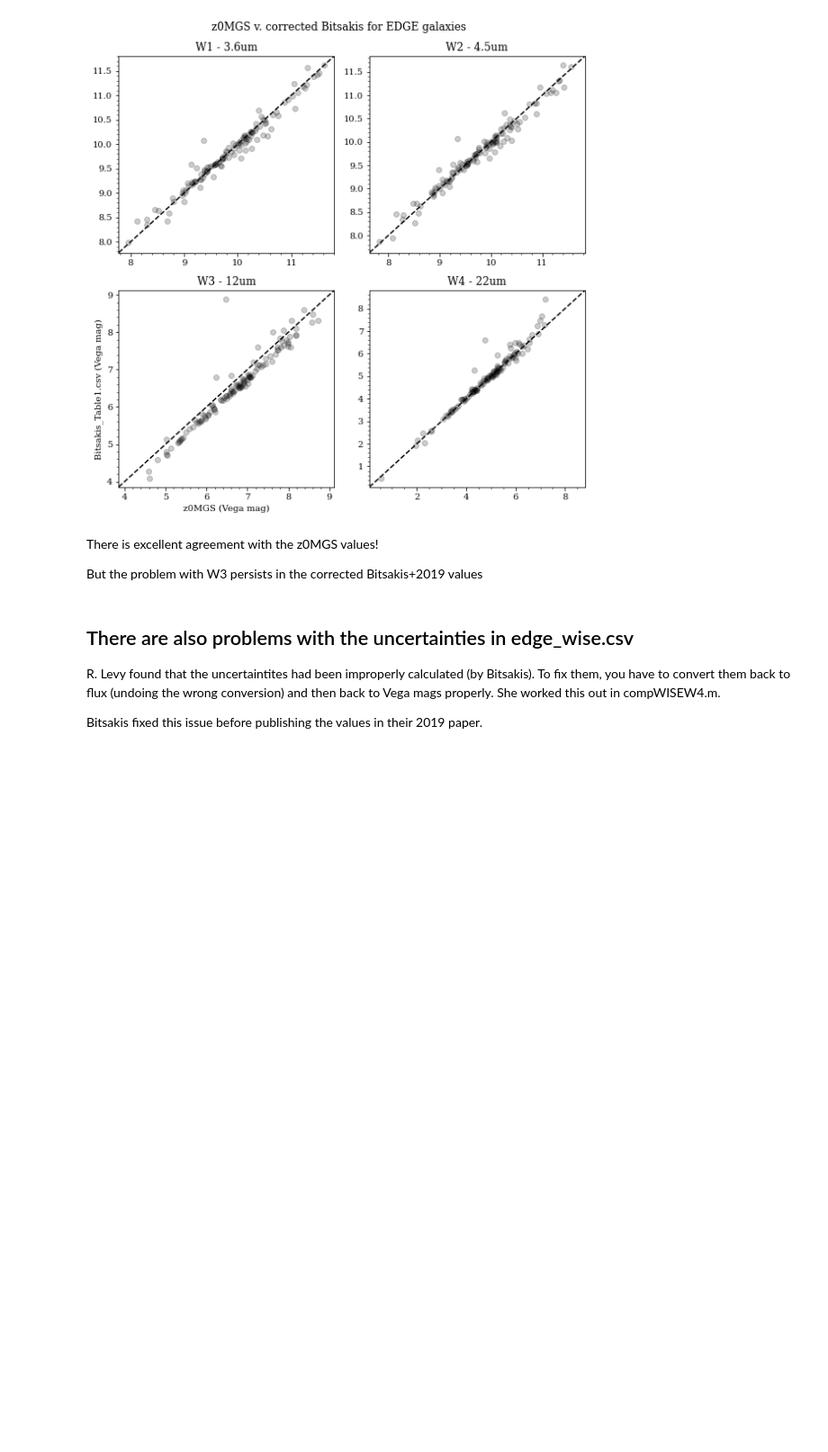
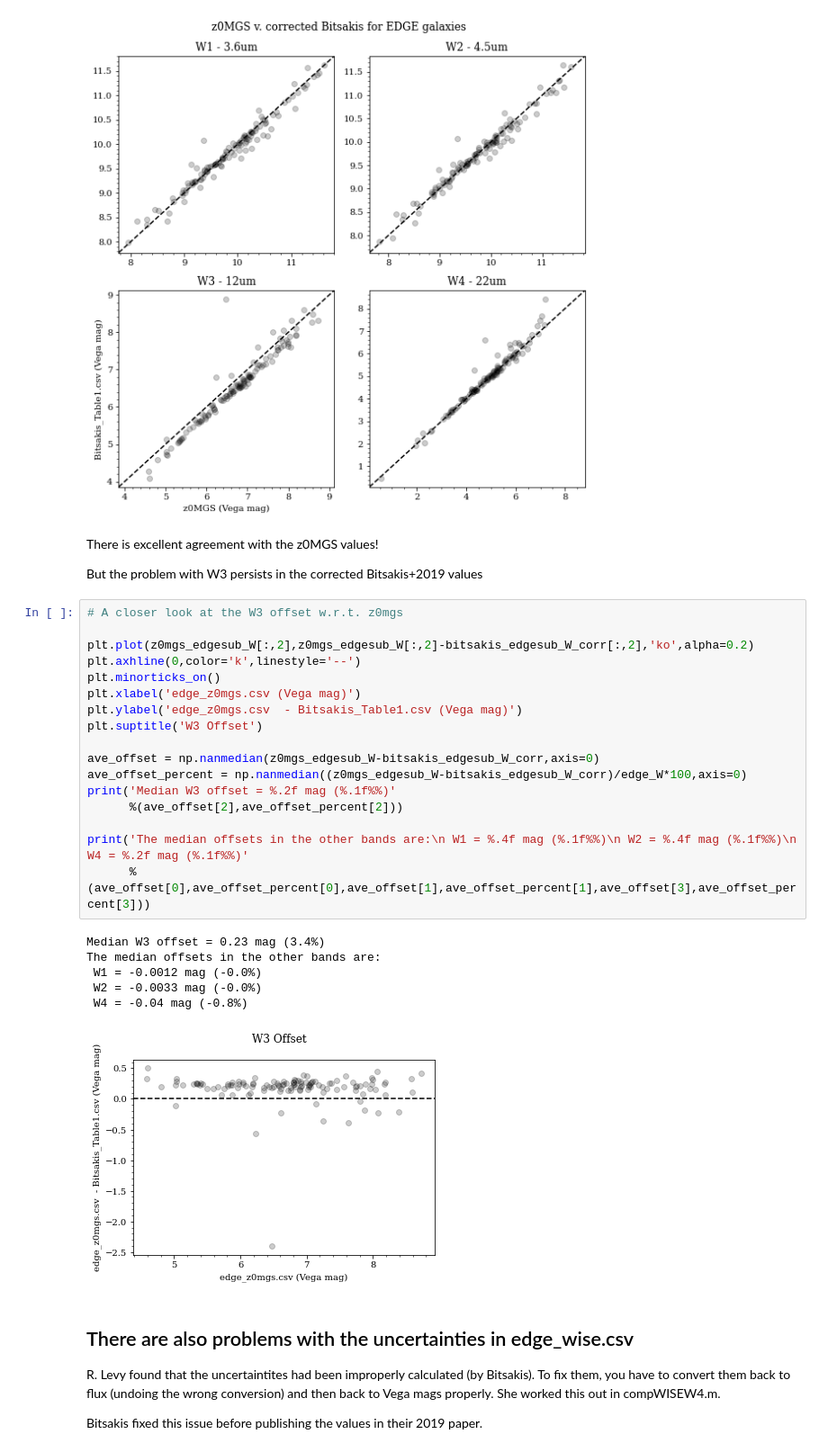
Before and after one commit to rclevy/edge, a Jupyter notebook: WISE_Flux_Check/EDGE Database WISE Flux Check.ipynb, the cells around one changed output. Shown at 90% size. Drawn from its saved outputs; the diff is of its cells as text; blank space fills up the shorter version.

Commit message:
Add comparison to z0MGS, calc W3 offset

```diff
--- a/WISE_Flux_Check/EDGE Database WISE Flux Check.ipynb
+++ b/WISE_Flux_Check/EDGE Database WISE Flux Check.ipynb
@@ -274,6 +269,30 @@ plt.tight_layout()
 There is excellent agreement with the z0MGS values!
 
 But the problem with W3 persists in the corrected Bitsakis+2019 values
+# %%
+# A closer look at the W3 offset w.r.t. z0mgs
+
+plt.plot(z0mgs_edgesub_W[:,2],z0mgs_edgesub_W[:,2]-bitsakis_edgesub_W_corr[:,2],'ko',alpha=0.2)
+plt.axhline(0,color='k',linestyle='--')
+plt.minorticks_on()
+plt.xlabel('edge_z0mgs.csv (Vega mag)')
+plt.ylabel('edge_z0mgs.csv  - Bitsakis_Table1.csv (Vega mag)')
+plt.suptitle('W3 Offset')
+
+ave_offset = np.nanmedian(z0mgs_edgesub_W-bitsakis_edgesub_W_corr,axis=0)
+ave_offset_percent = np.nanmedian((z0mgs_edgesub_W-bitsakis_edgesub_W_corr)/edge_W*100,axis=0)
+print('Median W3 offset = %.2f mag (%.1f%%)'
+      %(ave_offset[2],ave_offset_percent[2]))
+
+print('The median offsets in the other bands are:\n W1 = %.4f mag (%.1f%%)\n W2 = %.4f mag (%.1f%%)\n W4 = %.2f mag (%.1f%%)'
+      %(ave_offset[0],ave_offset_percent[0],ave_offset[1],ave_offset_percent[1],ave_offset[3],ave_offset_percent[3]))
+# %% [output]
+Median W3 offset = 0.23 mag (3.4%)
+The median offsets in the other bands are:
+ W1 = -0.0012 mag (-0.0%)
+ W2 = -0.0033 mag (-0.0%)
+ W4 = -0.04 mag (-0.8%)
+[figure, added]
 # %% [markdown]
 ## There are also problems with the uncertainties in edge_wise.csv
 
```
Also changed, not shown: parts of 2 cells of this notebook.
